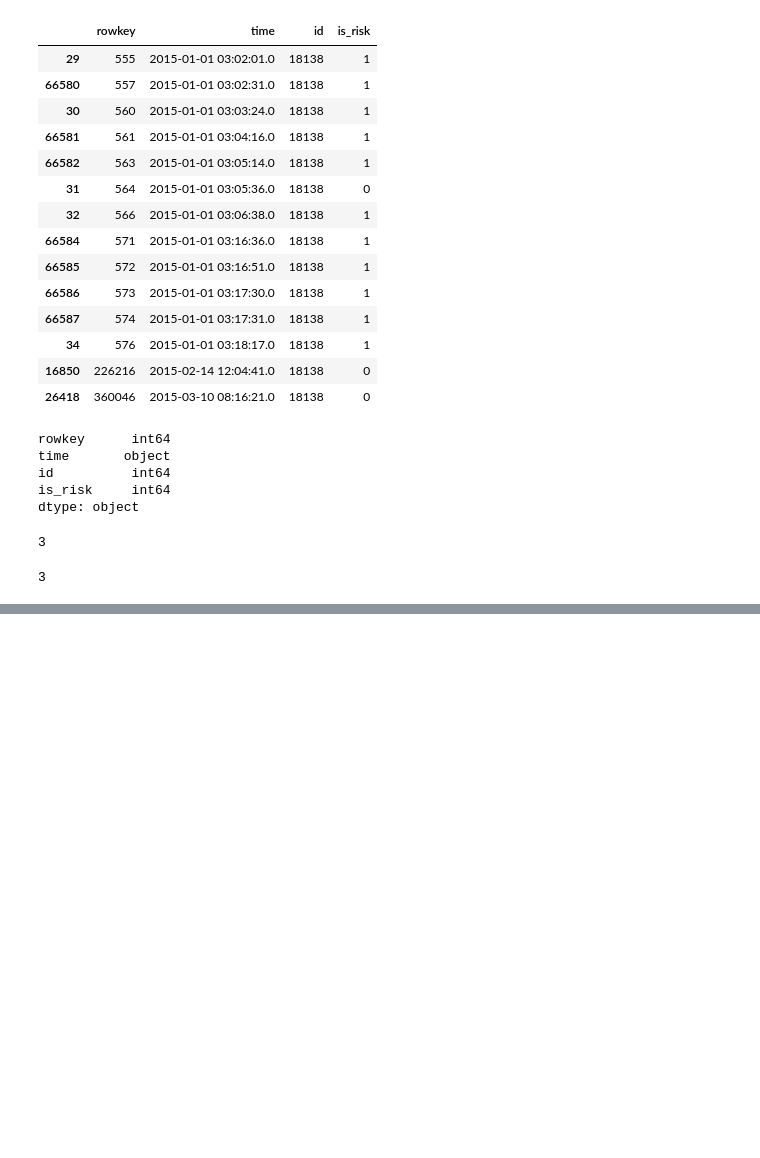
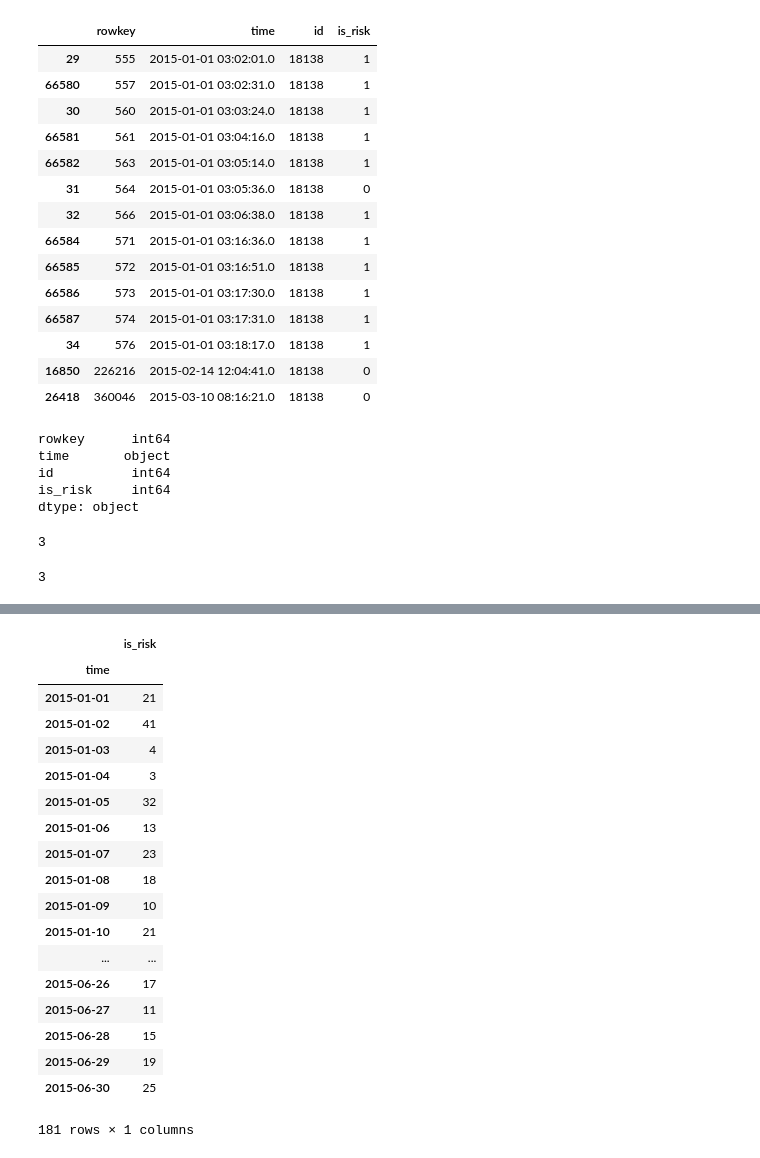
Before and after one commit to hadoop73/jdd, a Jupyter notebook: codes/data_view.ipynb, the cells around one changed output, grey strips where cells are left out. Saved outputs shown, nothing was run; the diff lists cells and outputs as text; code cells hidden in the pictures; blank space fills up the shorter version.

```diff
--- a/codes/data_view.ipynb
+++ b/codes/data_view.ipynb
@@ -149,0 +230,22 @@ t.hour
+# %%
+da
+# %% [output]
+|  | is_risk |
+| time |  |
+| 2015-01-01 | 21 |
+| 2015-01-02 | 41 |
+| 2015-01-03 | 4 |
+| 2015-01-04 | 3 |
+| 2015-01-05 | 32 |
+| 2015-01-06 | 13 |
+| 2015-01-07 | 23 |
+| 2015-01-08 | 18 |
+| 2015-01-09 | 10 |
+| 2015-01-10 | 21 |
+| ... | ... |
+| 2015-06-26 | 17 |
+| 2015-06-27 | 11 |
+| 2015-06-28 | 15 |
+| 2015-06-29 | 19 |
+| 2015-06-30 | 25 |
+181 rows × 1 columns
```
Also changed, not shown: parts of 14 cells of this notebook, 1 other file.
